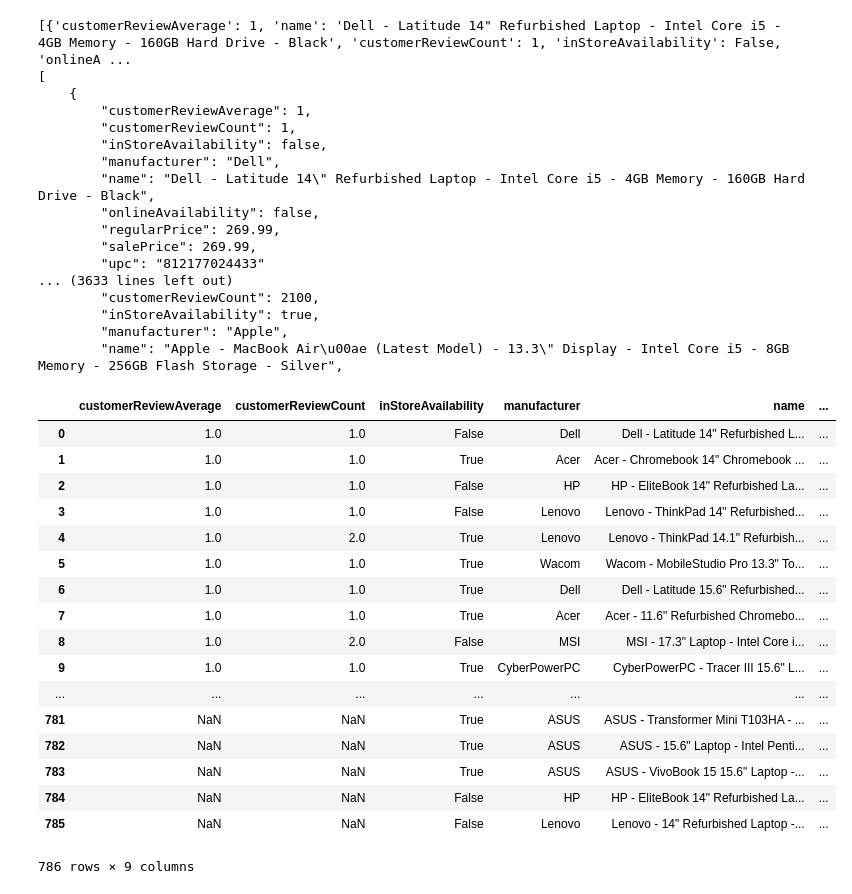
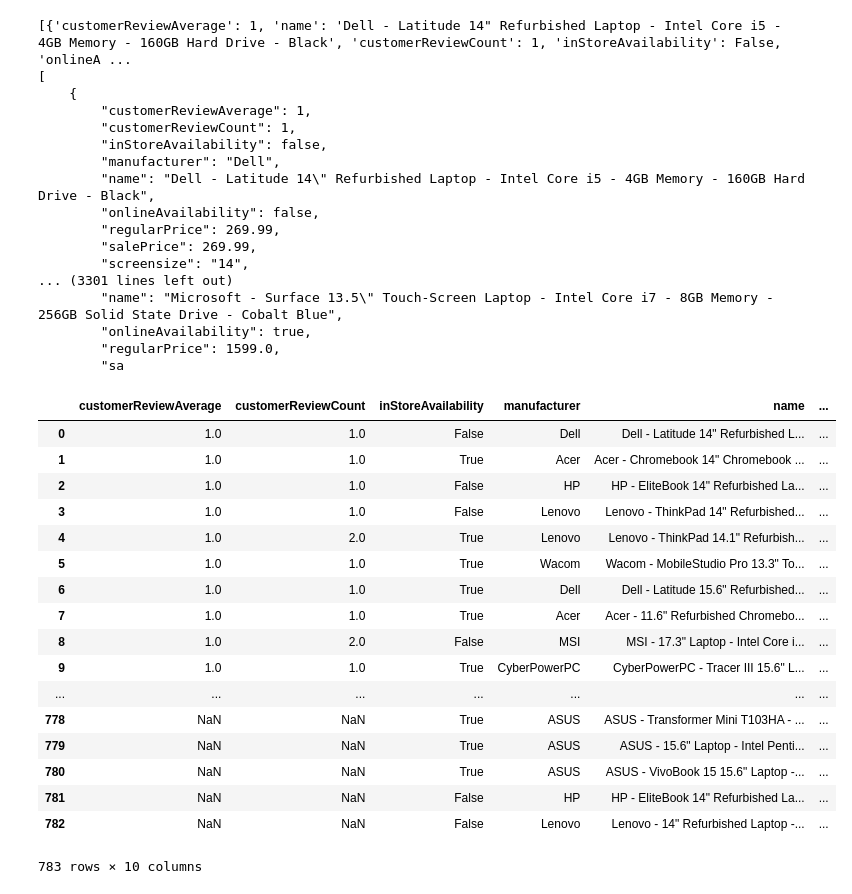
Before and after one commit to craigpreid/HackNSlack, a Jupyter notebook: LaptopBestbuy.ipynb, the cells around one changed output. Drawn from its saved outputs; the diff is of its cells as text; code cells hidden in the pictures.

```diff
--- a/LaptopBestbuy.ipynb
+++ b/LaptopBestbuy.ipynb
@@ -5,6 +5,10 @@ import json
 import csv
 import pandas as pd
 import time
+import re
+
+def print_r(text):
+   print(json.dumps(text, indent=4, sort_keys=False))
 # %%
 url = "https://api.bestbuy.com/v1/products((categoryPath.id=abcat0502000))?apiKey=Jz4AJitfYbGIGGaOuTR09Lpl&sort=customerReviewAverage.asc&show=customerReviewAverage,name,customerReviewCount,inStoreAvailability,onlineAvailability,regularPrice,salePrice,upc,manufacturer&pageSize=100&page="
 # %%
@@ -23,5 +27,11 @@ for page in range(1, 9):
 
     # loop through the response and append each article to the list
     for product in products["products"]:
+
+        try:
+            product["screensize"] = re.findall(r'[0-9\.]+"', product["name"])[0].replace("\"","")
+        except (KeyError, IndexError):
+            print_r(product)
+
         laptop_list.append(product)
 # %% [output]
@@ -49,33 +68,38 @@ print(json.dumps(laptop_list, indent=4, sort_keys=True))
         "onlineAvailability": false,
         "regularPrice": 269.99,
         "salePrice": 269.99,
-        "upc": "812177024433"
-... (3633 lines left out)
-        "customerReviewCount": 2100,
-        "inStoreAvailability": true,
-        "manufacturer": "Apple",
-        "name": "Apple - MacBook Air\u00ae (Latest Model) - 13.3\" Display - Intel Core i5 - 8GB Memory - 256GB Flash Storage - Silver",
+        "screensize": "14",
+... (3301 lines left out)
+        "name": "Microsoft - Surface 13.5\" Touch-Screen Laptop - Intel Core i7 - 8GB Memory - 256GB Solid State Drive - Cobalt Blue",
+        "onlineAvailability": true,
+        "regularPrice": 1599.0,
+        "sa
 # %%
 laptopbestbuy_df = pd.DataFrame(laptop_list)
 laptopbestbuy_df
+
+
+laptopbestbuy_df['screensize'] = pd.to_numeric(laptopbestbuy_df['screensize'])
+laptopbestbuy_df.dtypes
+laptopbestbuy_df
 # %% [output]
 |  | customerReviewAverage | customerReviewCount | inStoreAvailability | manufacturer | name | ... |
 | 0 | 1.0 | 1.0 | False | Dell | Dell - Latitude 14" Refurbished L... | ... |
 | 1 | 1.0 | 1.0 | True | Acer | Acer - Chromebook 14" Chromebook ... | ... |
 | 2 | 1.0 | 1.0 | False | HP | HP - EliteBook 14" Refurbished La... | ... |
 | 3 | 1.0 | 1.0 | False | Lenovo | Lenovo - ThinkPad 14" Refurbished... | ... |
 | 4 | 1.0 | 2.0 | True | Lenovo | Lenovo - ThinkPad 14.1" Refurbish... | ... |
 | 5 | 1.0 | 1.0 | True | Wacom | Wacom - MobileStudio Pro 13.3" To... | ... |
 | 6 | 1.0 | 1.0 | True | Dell | Dell - Latitude 15.6" Refurbished... | ... |
 | 7 | 1.0 | 1.0 | True | Acer | Acer - 11.6" Refurbished Chromebo... | ... |
 | 8 | 1.0 | 2.0 | False | MSI | MSI - 17.3" Laptop - Intel Core i... | ... |
 | 9 | 1.0 | 1.0 | True | CyberPowerPC | CyberPowerPC - Tracer III 15.6" L... | ... |
 | ... | ... | ... | ... | ... | ... | ... |
-| 781 | NaN | NaN | True | ASUS | ASUS - Transformer Mini T103HA - ... | ... |
-| 782 | NaN | NaN | True | ASUS | ASUS - 15.6" Laptop - Intel Penti... | ... |
-| 783 | NaN | NaN | True | ASUS | ASUS - VivoBook 15 15.6" Laptop -... | ... |
-| 784 | NaN | NaN | False | HP | HP - EliteBook 14" Refurbished La... | ... |
-| 785 | NaN | NaN | False | Lenovo | Lenovo - 14" Refurbished Laptop -... | ... |
+| 778 | NaN | NaN | True | ASUS | ASUS - Transformer Mini T103HA - ... | ... |
+| 779 | NaN | NaN | True | ASUS | ASUS - 15.6" Laptop - Intel Penti... | ... |
+| 780 | NaN | NaN | True | ASUS | ASUS - VivoBook 15 15.6" Laptop -... | ... |
+| 781 | NaN | NaN | False | HP | HP - EliteBook 14" Refurbished La... | ... |
+| 782 | NaN | NaN | False | Lenovo | Lenovo - 14" Refurbished Laptop -... | ... |
-786 rows × 9 columns
+783 rows × 10 columns
 # %%
 laptopbestbuy_df.to_csv("LaptopBestbuy.csv", index=False, header=True)
```
Also changed, not shown: parts of 6 cells of this notebook, 1 other file.
